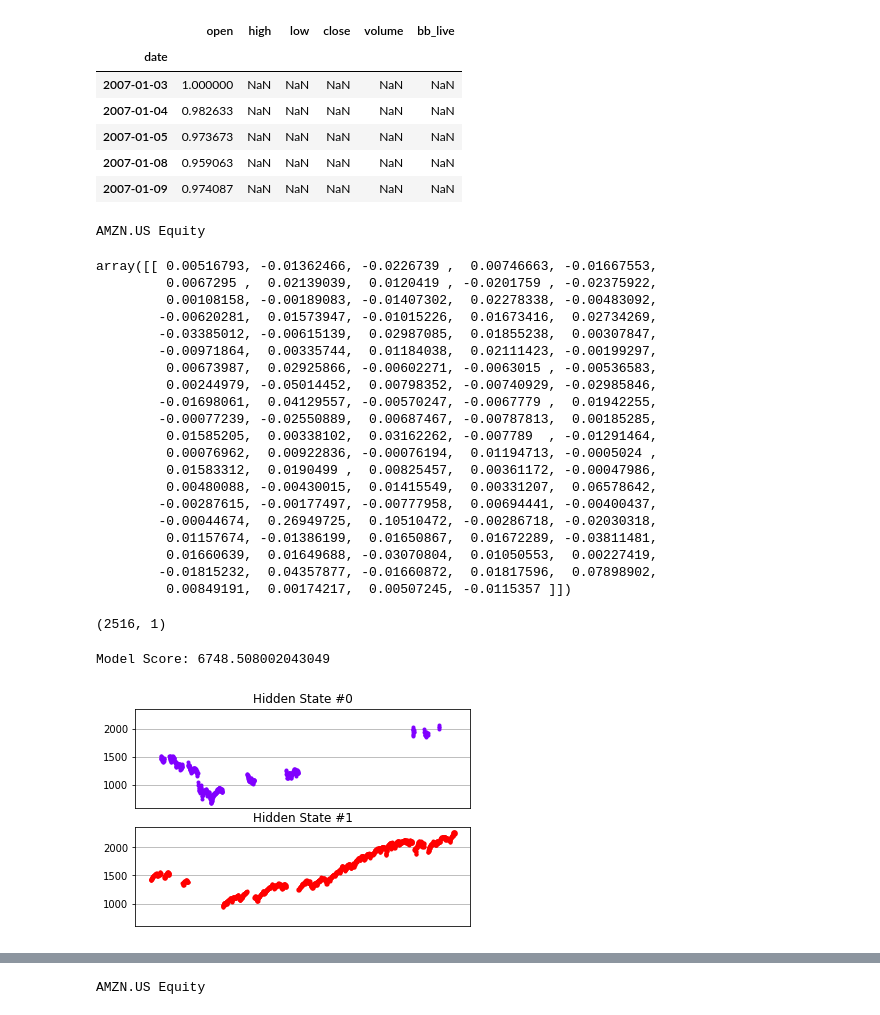
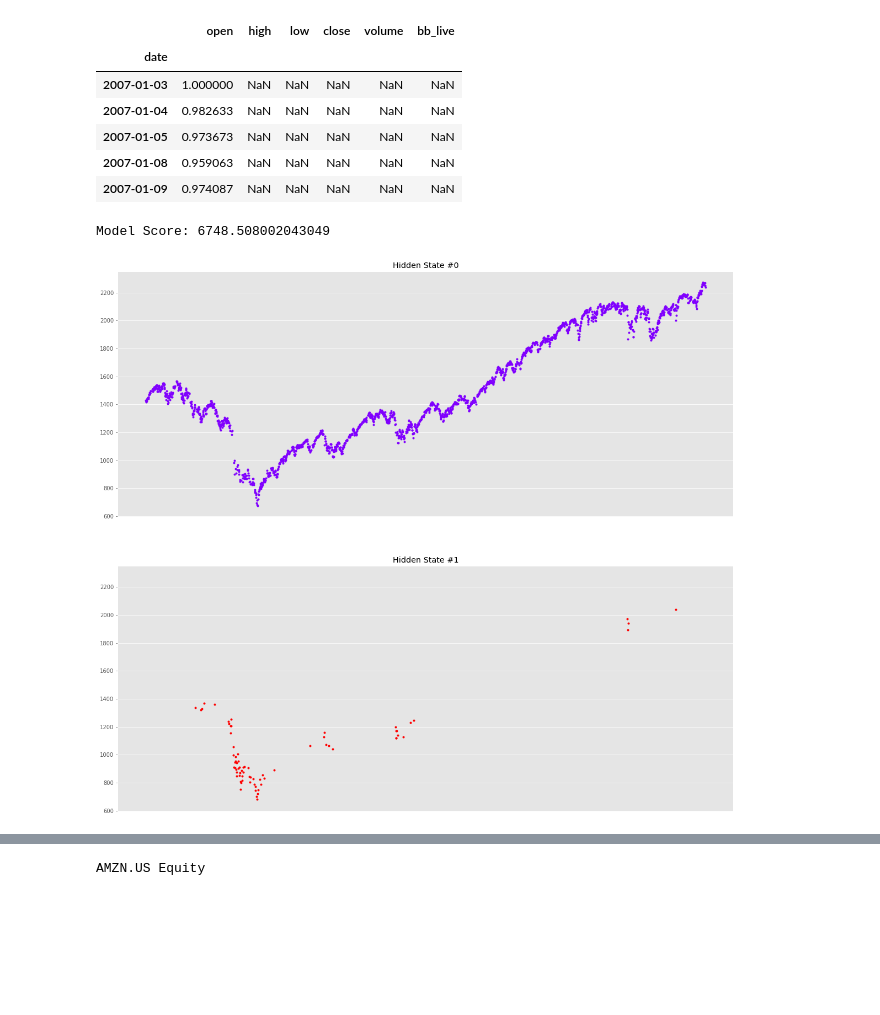
Before and after one commit to puneat/Algorithmic_Portfolio, a Jupyter notebook: Portfolio_Investment.ipynb, the cells around one changed output, grey strips where cells are left out. Drawn from its saved outputs; the diff is of its cells as text; code cells hidden in the pictures; blank space fills up the shorter version.

```diff
--- a/Portfolio_Investment.ipynb
+++ b/Portfolio_Investment.ipynb
@@ -65,44 +66,14 @@ VRSK.US Equity
 | 2007-01-09 | 0.974087 | NaN | NaN | NaN | NaN | NaN |
 # %%
 from hmmlearn.hmm import GaussianHMM
-data = read_price_data(43)
-returns = data.bb_live[:100].pct_change()
-returns =np.column_stack(returns[1:])
-
-returns
+# data = read_price_data(43)
+# returns = data.bb_live[:100].pct_change()
+# returns =np.column_stack(returns[1:])
+data = pd.read_csv('/gdrive/My Drive/UBS/S&P500/data/secondary_data.csv')
+data['return'] = data['SPX Index'].pct_change()
+data=data.dropna()
+returns =np.vstack(data['return'])
+hmm_model = GaussianHMM(n_components=2, covariance_type="full", n_iter=5000).fit(returns[:100])
-# %% [output]
-AMZN.US Equity
-array([[ 0.00516793, -0.01362466, -0.0226739 ,  0.00746663, -0.01667553,
-         0.0067295 ,  0.02139039,  0.0120419 , -0.0201759 , -0.02375922,
-         0.00108158, -0.00189083, -0.01407302,  0.02278338, -0.00483092,
-        -0.00620281,  0.01573947, -0.01015226,  0.01673416,  0.02734269,
-        -0.03385012, -0.00615139,  0.02987085,  0.01855238,  0.00307847,
-        -0.00971864,  0.00335744,  0.01184038,  0.02111423, -0.00199297,
-         0.00673987,  0.02925866, -0.00602271, -0.0063015 , -0.00536583,
-         0.00244979, -0.05014452,  0.00798352, -0.00740929, -0.02985846,
-        -0.01698061,  0.04129557, -0.00570247, -0.0067779 ,  0.01942255,
-        -0.00077239, -0.02550889,  0.00687467, -0.00787813,  0.00185285,
-         0.01585205,  0.00338102,  0.03162262, -0.007789  , -0.01291464,
-         0.00076962,  0.00922836, -0.00076194,  0.01194713, -0.0005024 ,
-         0.01583312,  0.0190499 ,  0.00825457,  0.00361172, -0.00047986,
-         0.00480088, -0.00430015,  0.01415549,  0.00331207,  0.06578642,
-        -0.00287615, -0.00177497, -0.00777958,  0.00694441, -0.00400437,
-        -0.00044674,  0.26949725,  0.10510472, -0.00286718, -0.02030318,
-         0.01157674, -0.01386199,  0.01650867,  0.01672289, -0.03811481,
-         0.01660639,  0.01649688, -0.03070804,  0.01050553,  0.00227419,
-        -0.01815232,  0.04357877, -0.01660872,  0.01817596,  0.07898902,
-         0.00849191,  0.00174217,  0.00507245, -0.0115357 ]])
-# %%
-returns.shape
-# %% [output]
-(2516, 1)
-# %%
-from hmmlearn.hmm import GaussianHMM
-data = pd.read_csv('/gdrive/My Drive/UBS/S&P500/data/secondary_data.csv')
-data['return'] = data['SPX Index'].pct_change()
-data=data.dropna()
-returns =np.vstack(data['return'])
-hmm_model = GaussianHMM(n_components=2, covariance_type="full", n_iter=5000).fit(returns)
 # %%
 print("Model Score:", hmm_model.score(returns))
 # %% [output]
@@ -110,21 +81,22 @@ Model Score: 6748.508002043049
 # %%
 from matplotlib import cm, pyplot as plt
 from matplotlib.dates import YearLocator, MonthLocator
 import numpy as np
 import pandas as pd
 import seaborn as sns
 # Predict the hidden states array
 hidden_states = hmm_model.predict(returns)
 # Create the correctly formatted plot
-fig, axs = plt.subplots(hmm_model.n_components, sharex=True, sharey=True)
+matplotlib.style.use('ggplot')
+fig, axs = plt.subplots(hmm_model.n_components, sharex=True, sharey=True,figsize=(20, 18))
 colours = cm.rainbow(np.linspace(0, 1, hmm_model.n_components))
 for i, (ax, colour) in enumerate(zip(axs, colours)):
   mask = hidden_states == i
   ax.plot_date(data.index[mask], data["SPX Index"][mask], ".", linestyle='none', c=colour)
   ax.set_title("Hidden State #%s" % i)
   ax.xaxis.set_major_locator(YearLocator())
   ax.xaxis.set_minor_locator(MonthLocator())
   ax.grid(True)
 plt.show()
 # %% [output]
-[figure, old version]
+[figure, new version]
```
Also changed, not shown: parts of 14 cells of this notebook.
